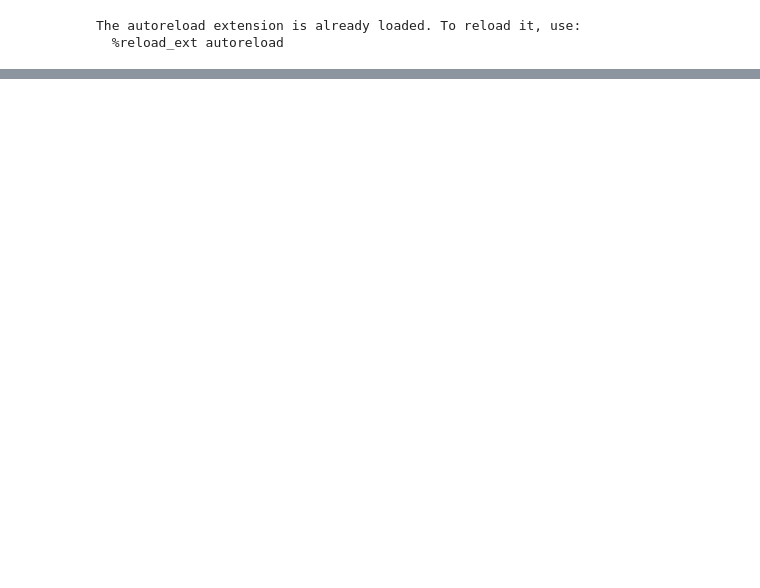
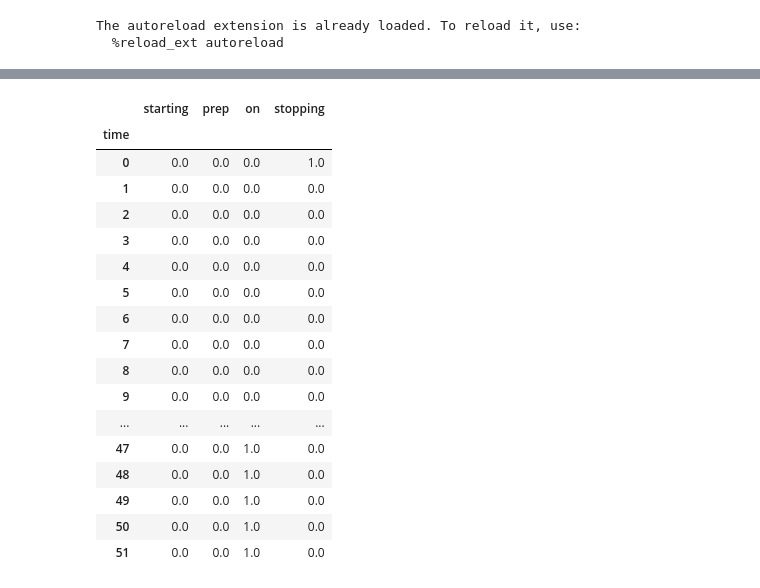
Before and after one commit to oogeso/oogeso, a Jupyter notebook: examples/test case2.ipynb, the cells around one changed output, grey strips where cells are left out. Cells and saved outputs as stored; diff of their text form; code cells hidden in the pictures; blank space fills up the shorter version.

```diff
--- a/examples/test case2.ipynb
+++ b/examples/test case2.ipynb
@@ -73,0 +133,29 @@ fig=plots.plot_SumPowerMix(mc,carrier="el")
+# %%
+# Problem = isOn = isPrep, isStarting=0
+gt='GT2'
+dfStart=pd.concat([
+    mc._dfDeviceStarting[gt],
+    mc._dfDeviceIsPrep[gt],
+    mc._dfDeviceIsOn[gt],
+    mc._dfDeviceStopping[gt]],axis=1)
+dfStart.columns=['starting','prep','on','stopping']
+dfStart
+# %% [output]
+|  | starting | prep | on | stopping |
+| time |  |  |  |  |
+| 0 | 0.0 | 0.0 | 0.0 | 1.0 |
+| 1 | 0.0 | 0.0 | 0.0 | 0.0 |
+| 2 | 0.0 | 0.0 | 0.0 | 0.0 |
+| 3 | 0.0 | 0.0 | 0.0 | 0.0 |
+| 4 | 0.0 | 0.0 | 0.0 | 0.0 |
+| 5 | 0.0 | 0.0 | 0.0 | 0.0 |
+| 6 | 0.0 | 0.0 | 0.0 | 0.0 |
+| 7 | 0.0 | 0.0 | 0.0 | 0.0 |
+| 8 | 0.0 | 0.0 | 0.0 | 0.0 |
+| 9 | 0.0 | 0.0 | 0.0 | 0.0 |
+| ... | ... | ... | ... | ... |
+| 47 | 0.0 | 0.0 | 1.0 | 0.0 |
+| 48 | 0.0 | 0.0 | 1.0 | 0.0 |
+| 49 | 0.0 | 0.0 | 1.0 | 0.0 |
+| 50 | 0.0 | 0.0 | 1.0 | 0.0 |
+| 51 | 0.0 | 0.0 | 1.0 | 0.0 |
```
Also changed, not shown: parts of 14 cells of this notebook, 2 other files.
